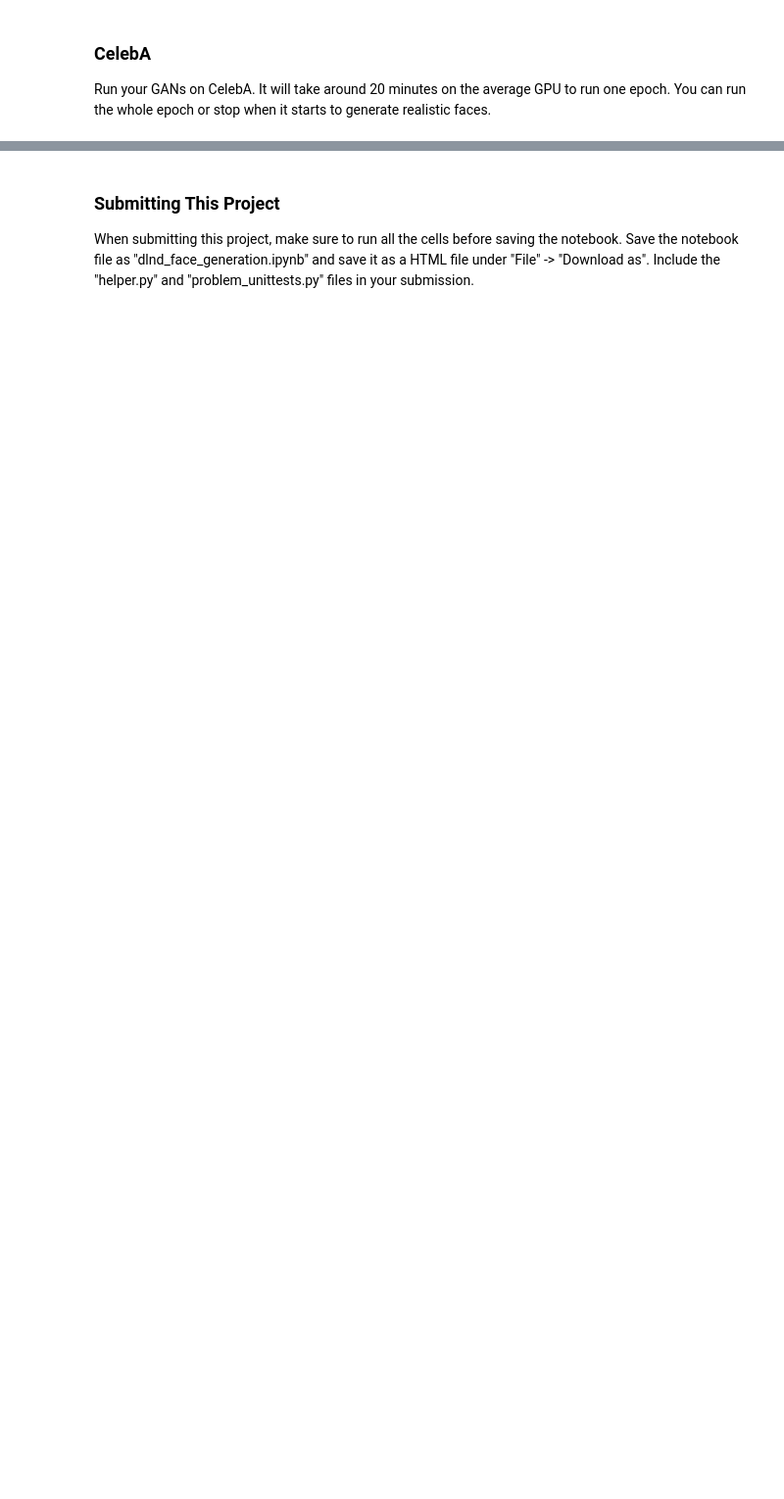
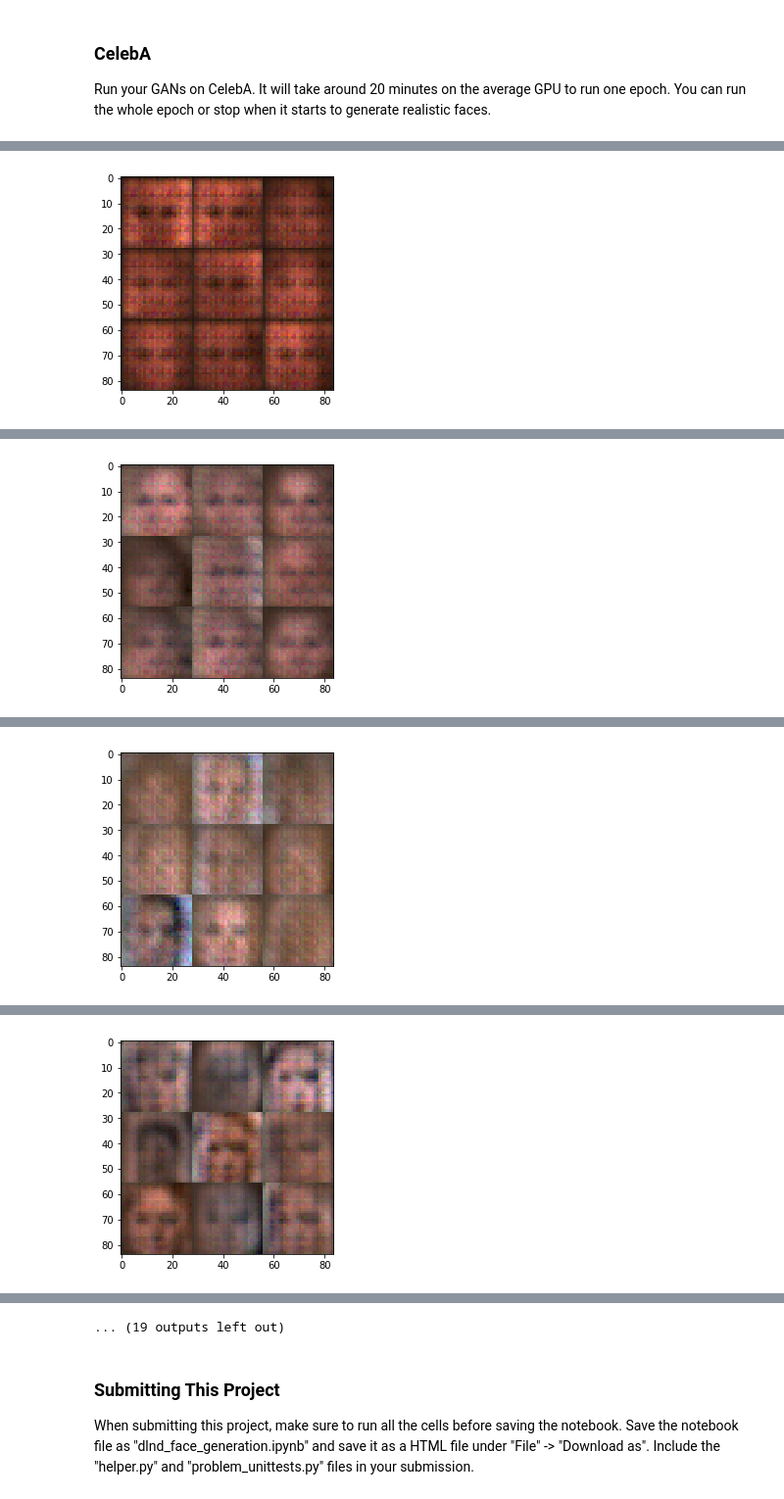
Before and after one commit to seinberg/deep-learning, a Jupyter notebook: face_generation/dlnd_face_generation.ipynb, the cells around one changed output, grey strips where cells are left out. Shown at 98% size. Drawn from its saved outputs; the diff is of its cells as text; code cells hidden in the pictures; blank space fills up the shorter version.

```diff
--- a/face_generation/dlnd_face_generation.ipynb
+++ b/face_generation/dlnd_face_generation.ipynb
@@ -539,18 +530,21 @@ gen.logits.shape: (?, 28, 28, 1)
 ### CelebA
 Run your GANs on CelebA.  It will take around 20 minutes on the average GPU to run one epoch.  You can run the whole epoch or stop when it starts to generate realistic faces.
 # %%
-batch_size = None
-z_dim = None
-learning_rate = None
-beta1 = None
+batch_size = 128
+z_dim = 100
+learning_rate = 0.0002
+beta1 = 0.6
 
 
 """
 DON'T MODIFY ANYTHING IN THIS CELL THAT IS BELOW THIS LINE
 """
-epochs = 1
+epochs = 5
 
 celeba_dataset = helper.Dataset('celeba', glob(os.path.join(data_dir, 'img_align_celeba/*.jpg')))
+tf.reset_default_graph()
+
 with tf.Graph().as_default():
     train(epochs, batch_size, z_dim, learning_rate, beta1, celeba_dataset.get_batches,
           celeba_dataset.shape, celeba_dataset.image_mode)
+# %% [output]
@@ -556,0 +557 @@ with tf.Graph().as_default():
+[figure, added]
@@ -556,0 +562 @@ with tf.Graph().as_default():
+[figure, added]
@@ -556,0 +567 @@ with tf.Graph().as_default():
+[figure, added]
@@ -556,0 +572 @@ with tf.Graph().as_default():
+[figure, added]
@@ -557,3 +583,4 @@ with tf.Graph().as_default():
+... (19 outputs left out)
 # %% [markdown]
 ### Submitting This Project
 When submitting this project, make sure to run all the cells before saving the notebook. Save the notebook file as "dlnd_face_generation.ipynb" and save it as a HTML file under "File" -> "Download as". Include the "helper.py" and "problem_unittests.py" files in your submission.
```
Also changed, not shown: parts of 9 cells of this notebook.
